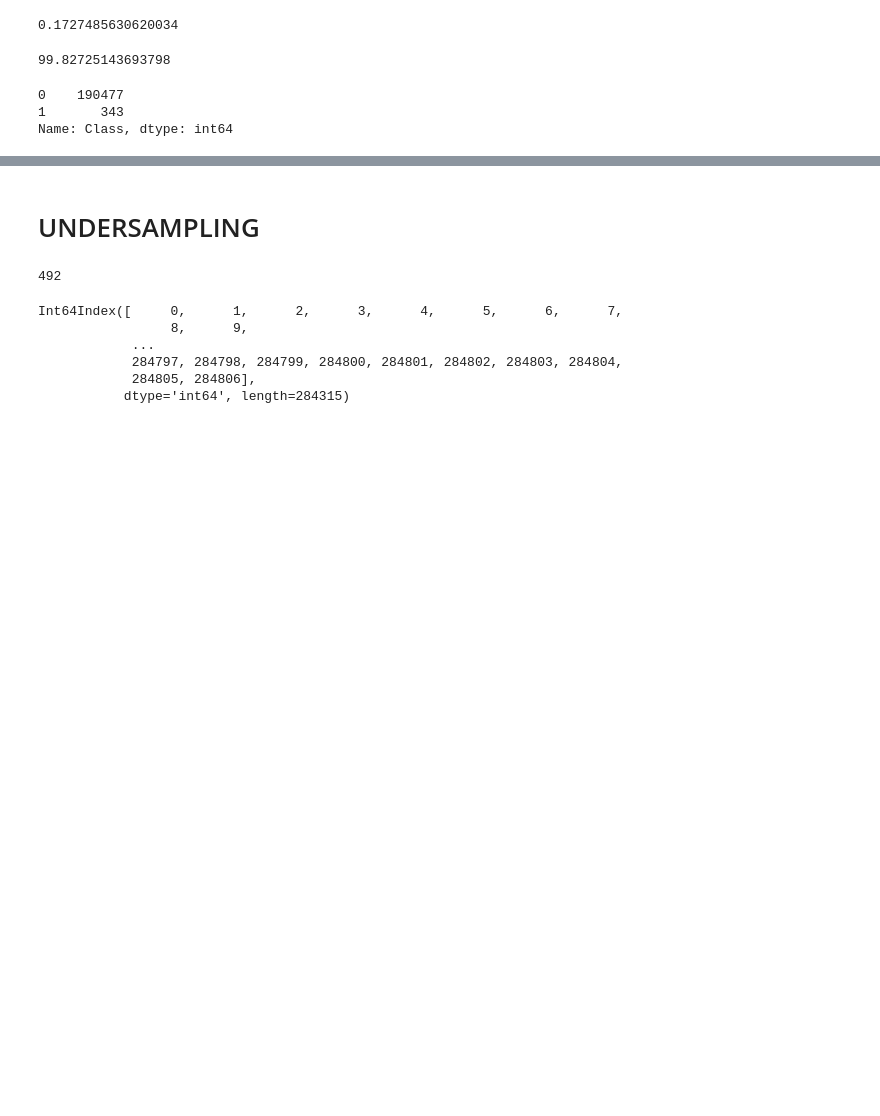
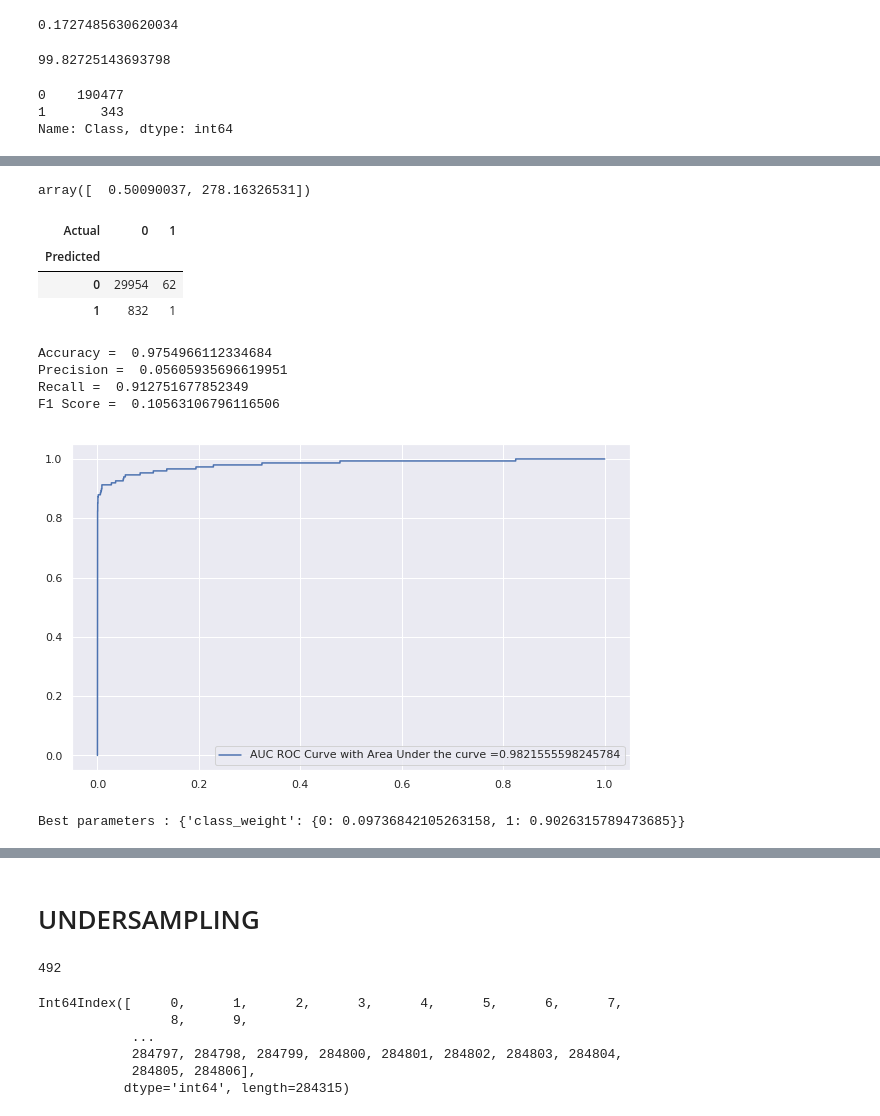
Before and after one commit to bhattbhavesh91/imbalance_class_sklearn, a Jupyter notebook: imbalance_class_undersampling_oversampling.ipynb, the cells around one changed output, grey strips where cells are left out. Saved outputs shown, nothing was run; the diff lists cells and outputs as text; code cells hidden in the pictures; blank space fills up the shorter version.

```diff
--- a/imbalance_class_undersampling_oversampling.ipynb
+++ b/imbalance_class_undersampling_oversampling.ipynb
@@ -81,0 +125,2 @@ Y_Test_Pred = clf.predict(X_test)
+# %%
+clf = LogisticRegression(class_weight='balanced').fit(X_train, Y_train)
@@ -81,0 +129,4 @@ Y_Test_Pred = clf.predict(X_test)
+# %%
+class_weight.compute_class_weight('balanced', np.unique(Y_train), Y_train[target])
+# %% [output]
+array([  0.50090037, 278.16326531])
@@ -81,0 +135,35 @@ Y_Test_Pred = clf.predict(X_test)
+# %%
+pd.crosstab(pd.Series(Y_Test_Pred, name = 'Predicted'),
+            pd.Series(Y_test[target], name = 'Actual'))
+# %% [output]
+| Actual | 0 | 1 |
+| Predicted |  |  |
+| 0 | 29954 | 62 |
+| 1 | 832 | 1 |
+# %%
+generate_model_report(Y_test, Y_Test_Pred)
+# %% [output]
+Accuracy =  0.9754966112334684
+Precision =  0.05605935696619951
+Recall =  0.912751677852349
+F1 Score =  0.10563106796116506
+# %%
+generate_auc_roc_curve(clf, X_test)
+# %% [output]
+[figure, added]
+# %%
+from sklearn.model_selection import GridSearchCV
+weights = np.linspace(0.05, 0.95, 20)
+gsc = GridSearchCV(
+    estimator=LogisticRegression(),
+    param_grid={
+        'class_weight': [{0: x, 1: 1.0-x} for x in weights]
+    },
+    scoring='f1',
+    cv=5
+)
+
+grid_result = gsc.fit(X_train, Y_train)
+print("Best parameters : %s" % grid_result.best_params_)
+# %% [output]
+Best parameters : {'class_weight': {0: 0.09736842105263158, 1: 0.9026315789473685}}
```
Also changed, not shown: parts of 22 cells of this notebook.
